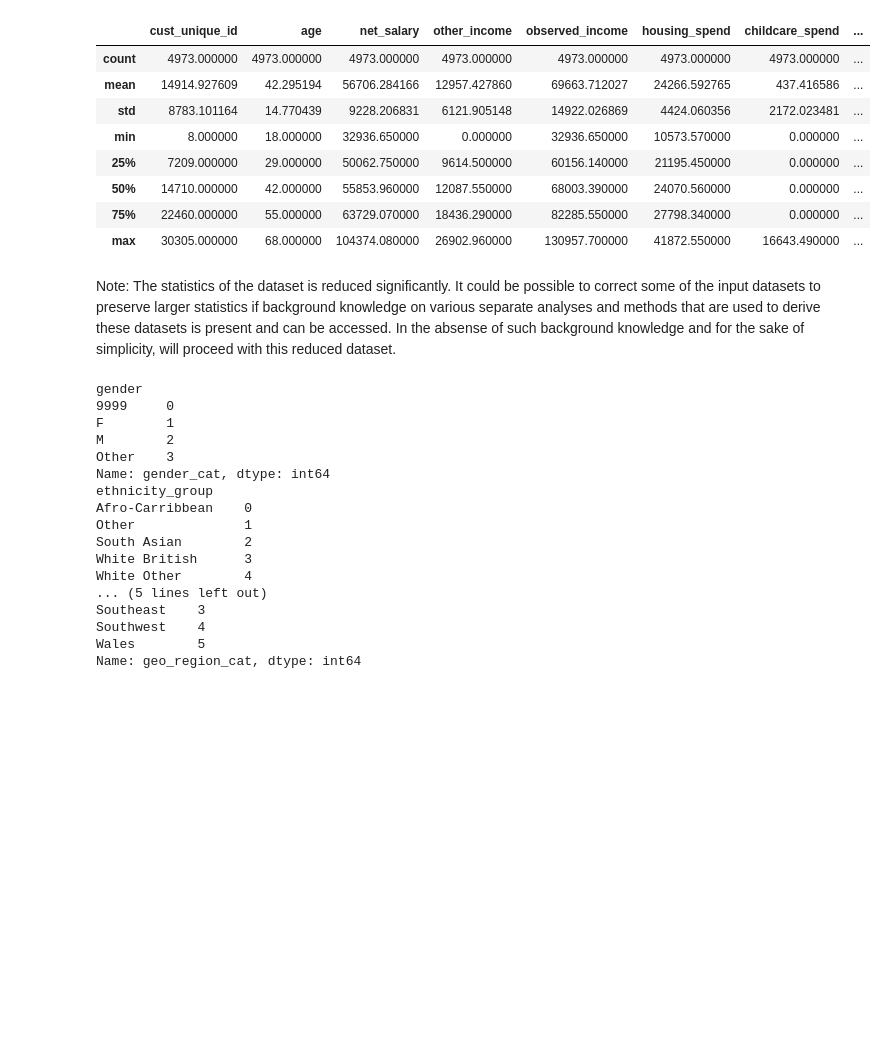
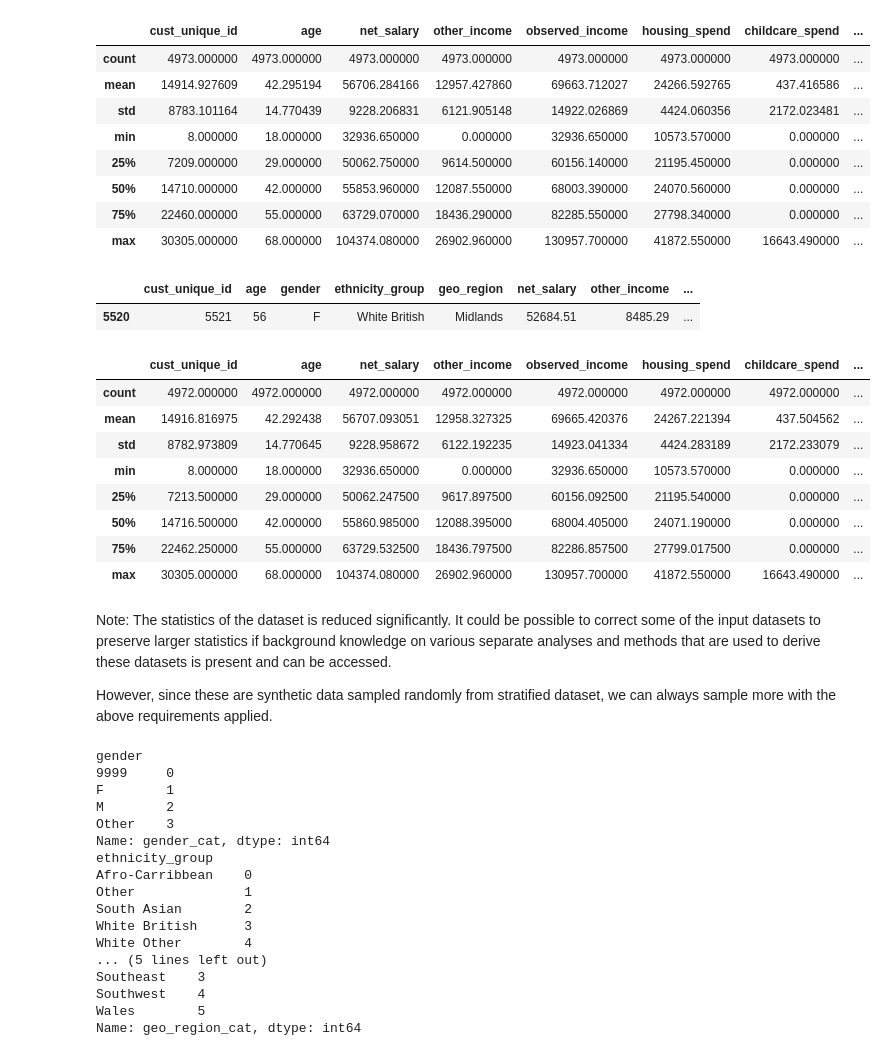
Before and after one commit to hasibahmed/exercise, a Jupyter notebook: technical_exercise/1.clean_dataset.ipynb, the cells around one changed output. Drawn from its saved outputs; the diff is of its cells as text; code cells hidden in the pictures; blank space fills up the shorter version.

```diff
--- a/technical_exercise/1.clean_dataset.ipynb
+++ b/technical_exercise/1.clean_dataset.ipynb
@@ -184,8 +223,33 @@ df_reduced.describe()
 | 50% | 14710.000000 | 42.000000 | 55853.960000 | 12087.550000 | 68003.390000 | 24070.560000 | 0.000000 | ... |
 | 75% | 22460.000000 | 55.000000 | 63729.070000 | 18436.290000 | 82285.550000 | 27798.340000 | 0.000000 | ... |
 | max | 30305.000000 | 68.000000 | 104374.080000 | 26902.960000 | 130957.700000 | 41872.550000 | 16643.490000 | ... |
+# %%
+# still negative surplus?, lets check
+df_reduced[df_reduced.observed_surplus < 0]
+# %% [output]
+|  | cust_unique_id | age | gender | ethnicity_group | geo_region | net_salary | other_income | ... |
+| 5520 | 5521 | 56 | F | White British | Midlands | 52684.51 | 8485.29 | ... |
+# %%
+# Interesting outlier: negative surplus due to large gambling spend but significant net savings at the end of the year
+# Since this is a single outlier, for modeling purposes drop it
+
+df_reduced = df_reduced[df_reduced.observed_surplus > 0]
+# %%
+df_reduced.describe()
+# %% [output]
+|  | cust_unique_id | age | net_salary | other_income | observed_income | housing_spend | childcare_spend | ... |
+| count | 4972.000000 | 4972.000000 | 4972.000000 | 4972.000000 | 4972.000000 | 4972.000000 | 4972.000000 | ... |
+| mean | 14916.816975 | 42.292438 | 56707.093051 | 12958.327325 | 69665.420376 | 24267.221394 | 437.504562 | ... |
+| std | 8782.973809 | 14.770645 | 9228.958672 | 6122.192235 | 14923.041334 | 4424.283189 | 2172.233079 | ... |
+| min | 8.000000 | 18.000000 | 32936.650000 | 0.000000 | 32936.650000 | 10573.570000 | 0.000000 | ... |
+| 25% | 7213.500000 | 29.000000 | 50062.247500 | 9617.897500 | 60156.092500 | 21195.540000 | 0.000000 | ... |
+| 50% | 14716.500000 | 42.000000 | 55860.985000 | 12088.395000 | 68004.405000 | 24071.190000 | 0.000000 | ... |
+| 75% | 22462.250000 | 55.000000 | 63729.532500 | 18436.797500 | 82286.857500 | 27799.017500 | 0.000000 | ... |
+| max | 30305.000000 | 68.000000 | 104374.080000 | 26902.960000 | 130957.700000 | 41872.550000 | 16643.490000 | ... |
 # %% [markdown]
-Note: The statistics of the dataset is reduced significantly. It could be possible to correct some of the input datasets to preserve larger statistics if background knowledge on various separate analyses and methods that are used to derive these datasets is present and can be accessed. In the absense of such background knowledge and  for the sake of simplicity, will proceed with this reduced dataset.
+Note: The statistics of the dataset is reduced significantly. It could be possible to correct some of the input datasets to preserve larger statistics if background knowledge on various separate analyses and methods that are used to derive these datasets is present and can be accessed.
+
+However, since these are synthetic data sampled randomly from stratified dataset, we can always sample more with the above requirements applied.
 # %%
 # encode the categorical variables and insert in the dataframe
 le = {}
```
Also changed, not shown: parts of 6 cells of this notebook, 1 other file.
